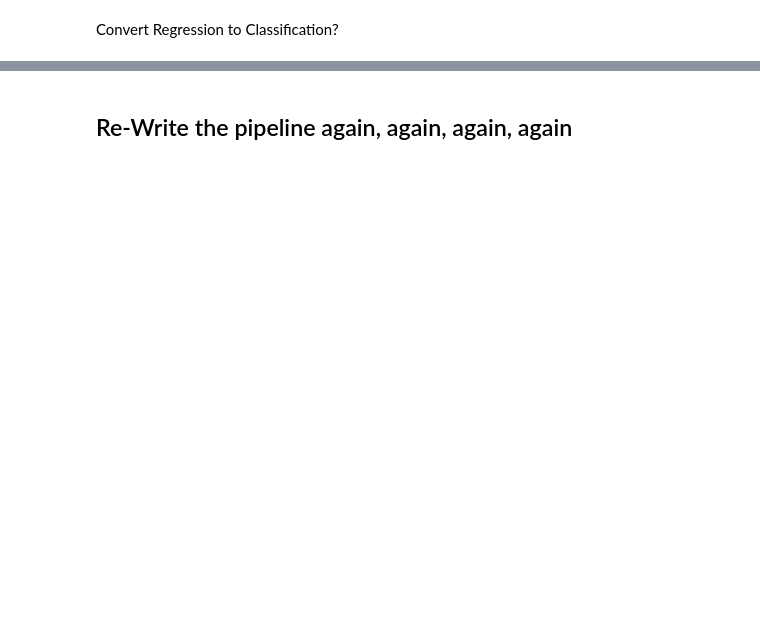
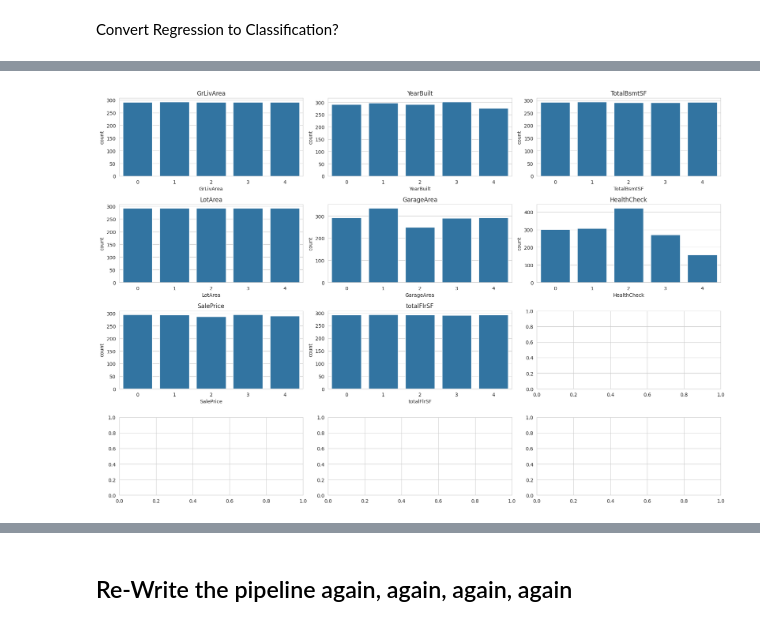
Before and after one commit to BjornBishop/PP5-ML, a Jupyter notebook: jupyter_notebooks/4.1Pipeline_continued.ipynb, the cells around one changed output, grey strips where cells are left out. Cells and saved outputs as stored; diff of their text form; code cells hidden in the pictures; blank space fills up the shorter version.

```diff
--- a/jupyter_notebooks/4.1Pipeline_continued.ipynb
+++ b/jupyter_notebooks/4.1Pipeline_continued.ipynb
@@ -663,8 +921,6 @@ df_cpy.head(3)
 # %%
 # Create the new column 'HealthCheck' as the sum of 'OverallCond' and 'OverallQual'
 df_cpy['HealthCheck'] = df_cpy['OverallCond'] + df_cpy['OverallQual']
-df_cpy['totalFlrSF'] = df_cpy['1stFlrSF'] + df_cpy['2ndFlrSF']
-df_cpy['PPSF'] = df_cpy['SalePrice'].round(2) / df_cpy['totalFlrSF'].round(2)
 
 # Drop the original columns 'OverallCond' and 'OverallQual'
 df_cpy.drop(columns=['OverallCond', 'OverallQual', '1stFlrSF', '2ndFlrSF', 'KitchenQual_encoded', 'BsmtFinSF1'], inplace=True)
@@ -676,7 +946,7 @@ import seaborn as sns
 import matplotlib.pyplot as plt
 from feature_engine.discretisation import EqualFrequencyDiscretiser
 
-disc = EqualFrequencyDiscretiser(q=5, variables=['GrLivArea', 'PPSF', 'LotArea', 'HealthCheck', 'TotalBsmtSF', 'GarageArea', 'YearBuilt', 'SalePrice', 'totalFlrSF'])
+disc = EqualFrequencyDiscretiser(q=5, variables=['GrLivArea', 'LotArea', 'HealthCheck', 'TotalBsmtSF', 'GarageArea', 'YearBuilt', 'SalePrice', 'totalFlrSF'])
 df_clf = disc.fit_transform(df_cpy)
 
 print(f"* The classes represent the following ranges: \n{disc.binner_dict_} \n")
@@ -685,19 +972,21 @@ print(df_clf.head())
 # %%
 # Create subplots to show multiple graphs
 fig, axes = plt.subplots(nrows=4, ncols=3, figsize=(18, 12))
 
 # List of variables to plot
-variables = ['GrLivArea', 'YearBuilt', 'TotalBsmtSF', 'PPSF', 'LotArea', 'GarageArea', 'HealthCheck', 'SalePrice', 'totalFlrSF']
+variables = ['GrLivArea', 'YearBuilt', 'TotalBsmtSF', 'LotArea', 'GarageArea', 'HealthCheck', 'SalePrice', 'totalFlrSF']
 
 # Plot each variable in a subplot
 for i, (variable) in enumerate(variables):
     row = i // 3
     col = i % 3
     sns.countplot(data=df_clf, x=variable, ax=axes[row, col])
     axes[row, col].set_title(variable)
 
 # Adjust layout for better spacing
 plt.tight_layout()
 plt.show()
+# %% [output]
+[figure, added]
 # %%
 df_clf
```
Also changed, not shown: parts of 70 cells of this notebook, 1 other file.
